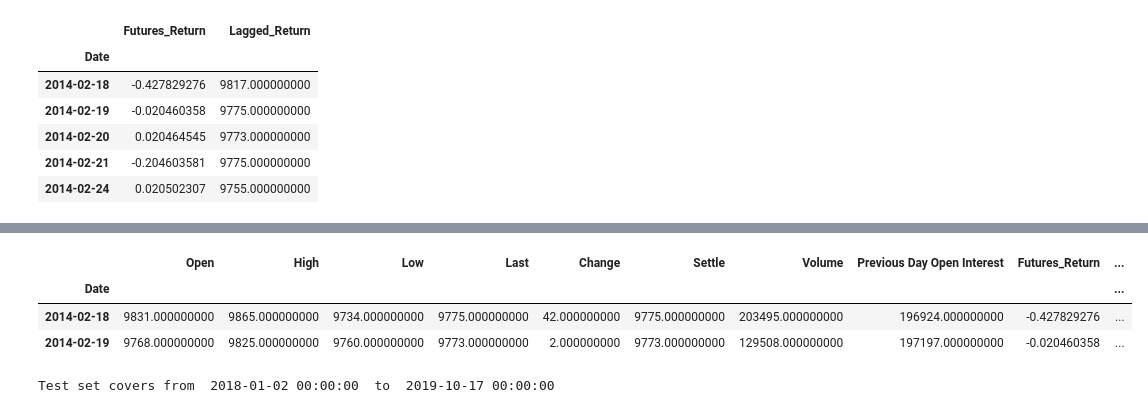
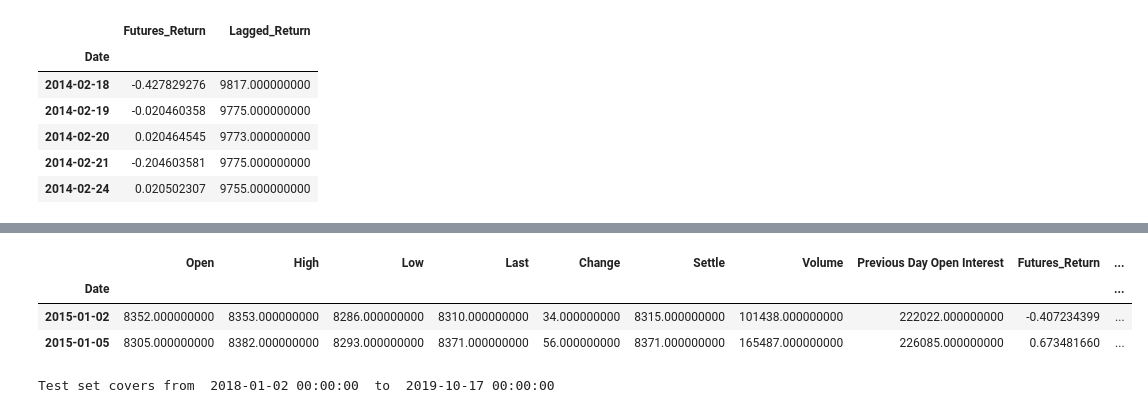
Before and after one commit to stragitech/Yen_Futures, a Jupyter notebook: time_series_analysis.ipynb, the cells around one changed output, grey strips where cells are left out. Cells and saved outputs as stored; diff of their text form; code cells hidden in the pictures.

```diff
--- a/time_series_analysis.ipynb
+++ b/time_series_analysis.ipynb
@@ -548,7 +548,7 @@ fut[["Futures_Return", "Lagged_Return"]].head()
 | 2014-02-24 | 0.020502307 | 9755.000000000 |
 # %%
 # Using datetime index slicing, create a "training" data dataframe using data from just 2015-01-01 to 2017-12-31
-train = fut[:'2017']
+train = fut['2015':'2017']
 print("Training set covers from ", train.index.min(), " to ", train.index.max())
 train.head(2)
 # %% [output]
@@ -556,7 +556,7 @@ Training set covers from  2014-02-18 00:00:00  to  2017-12-29 00:00:00
 |  | Open | High | Low | Last | Change | Settle | Volume | Previous Day Open Interest | Futures_Return | ... |
 | Date |  |  |  |  |  |  |  |  |  | ... |
-| 2014-02-18 | 9831.000000000 | 9865.000000000 | 9734.000000000 | 9775.000000000 | 42.000000000 | 9775.000000000 | 203495.000000000 | 196924.000000000 | -0.427829276 | ... |
-| 2014-02-19 | 9768.000000000 | 9825.000000000 | 9760.000000000 | 9773.000000000 | 2.000000000 | 9773.000000000 | 129508.000000000 | 197197.000000000 | -0.020460358 | ... |
+| 2015-01-02 | 8352.000000000 | 8353.000000000 | 8286.000000000 | 8310.000000000 | 34.000000000 | 8315.000000000 | 101438.000000000 | 222022.000000000 | -0.407234399 | ... |
+| 2015-01-05 | 8305.000000000 | 8382.000000000 | 8293.000000000 | 8371.000000000 | 56.000000000 | 8371.000000000 | 165487.000000000 | 226085.000000000 | 0.673481660 | ... |
 # %%
 # Using datetime index slicing, create a "test" data dataframe using data from 2018-01-01 through the end of the data
 test = fut['2018':today]
```
Also changed, not shown: parts of 9 cells of this notebook.
